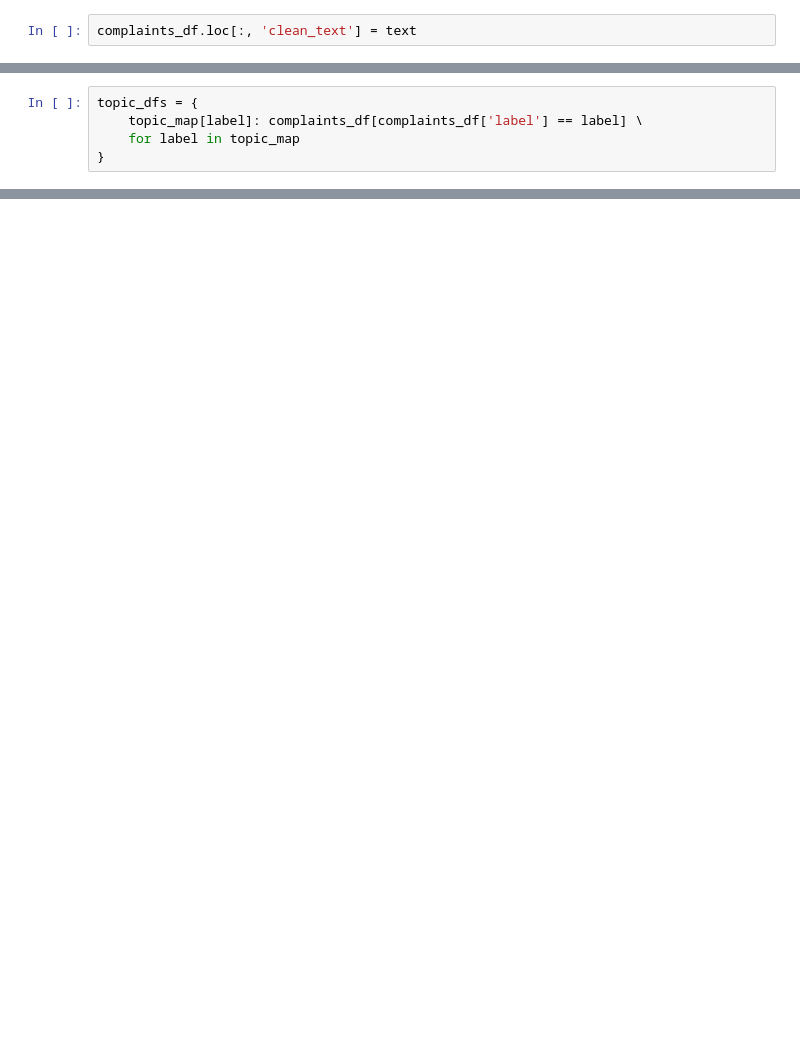
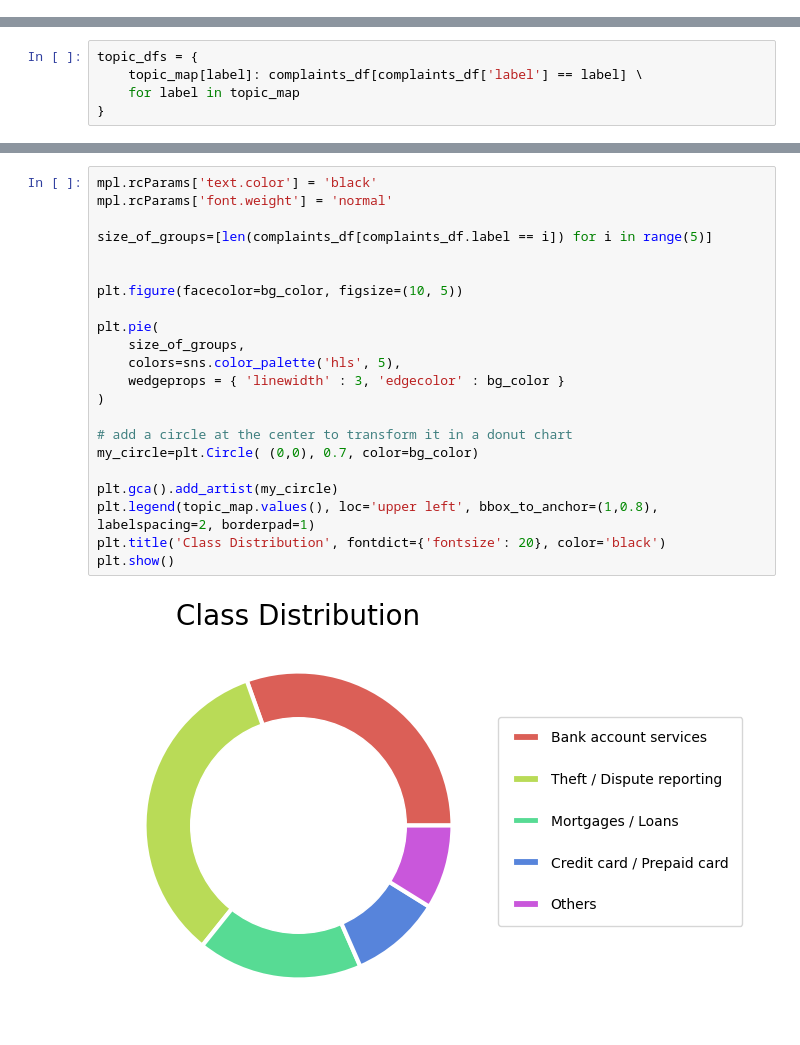
Before and after one commit to chris-caballero/Ticket-Classification-Data, a Jupyter notebook: scripts/data-analysis.ipynb, the cells around one changed output, grey strips where cells are left out. Saved outputs shown, nothing was run; the diff lists cells and outputs as text; blank space fills up the shorter version.

```diff
--- a/scripts/data-analysis.ipynb
+++ b/scripts/data-analysis.ipynb
@@ -101,2 +84,0 @@ text = complaints_df['complaint'].apply(noun_extraction)
-# %%
-complaints_df.loc[:, 'clean_text'] = text
@@ -230,0 +219,24 @@ plt.show()
+# %%
+mpl.rcParams['text.color'] = 'black'
+mpl.rcParams['font.weight'] = 'normal'
+
+size_of_groups=[len(complaints_df[complaints_df.label == i]) for i in range(5)]
+
+
+plt.figure(facecolor=bg_color, figsize=(10, 5))
+
+plt.pie(
+    size_of_groups,
+    colors=sns.color_palette('hls', 5),
+    wedgeprops = { 'linewidth' : 3, 'edgecolor' : bg_color }
+)
+
+# add a circle at the center to transform it in a donut chart
+my_circle=plt.Circle( (0,0), 0.7, color=bg_color)
+
+plt.gca().add_artist(my_circle)
+plt.legend(topic_map.values(), loc='upper left', bbox_to_anchor=(1,0.8), labelspacing=2, borderpad=1)
+plt.title('Class Distribution', fontdict={'fontsize': 20}, color='black')
+plt.show()
+# %% [output]
+[figure, added]
```
Also changed, not shown: parts of 38 cells of this notebook.
